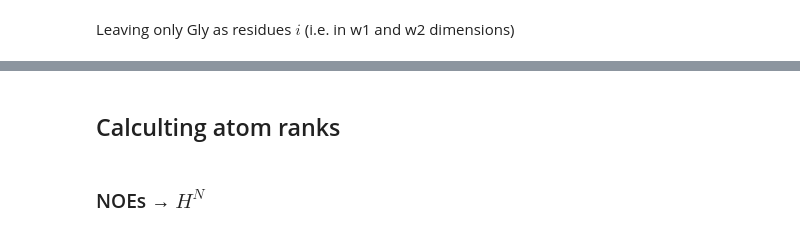
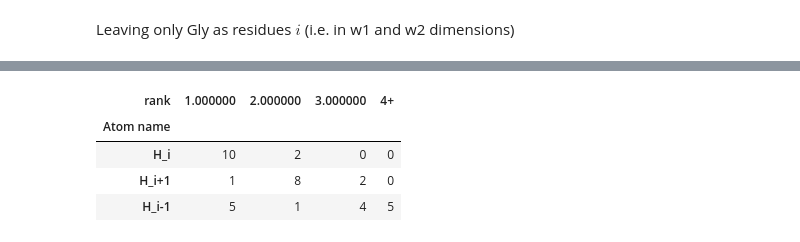
Before and after one commit to AI-ffinity/3d-noesy, a Jupyter notebook: Glycines.ipynb, the cells around one changed output, grey strips where cells are left out. Saved outputs shown, nothing was run; the diff lists cells and outputs as text; code cells hidden in the pictures.

```diff
--- a/Glycines.ipynb
+++ b/Glycines.ipynb
@@ -121,0 +132,6 @@ df_hn
+# %%
+df_hn = df_hn.drop_duplicates(['resnum', 'noe_resnum', 'atom_type_pos'])
+# %%
+df_hn['rank'] = df_hn[['res', 'rel_height']].groupby(['res'], as_index=False)["rel_height"]\
+                        .rank(method='dense', ascending=False)\
+                        .astype('category')
@@ -125,0 +156,3 @@ df_gly = df[df.res.str.match(r'^G')]
+# %%
+df_gly = df_hn[df_hn.res.str.match(r'^G')]
+df_gly.duplicated().sum()
@@ -126 +163,3 @@ df_gly = df[df.res.str.match(r'^G')]
+# %%
+df_gly.drop_duplicates(inplace=True)
 # %%
@@ -128,4 +184,17 @@ df_gly
-# %% [markdown]
-## Calculting atom ranks
-# %% [markdown]
-### NOEs → $H^N$
+# %%
+query_atoms=["H_i", "H_i-1", "H_i+1"]
+
+_ = df_gly.loc[df_gly.atom_type_pos.isin(query_atoms)]
+rank_counts = _.groupby(['atom_type_pos', 'rank']).size().unstack(fill_value=0)
+rank_counts.insert(3, "4+", rank_counts.iloc[:, 3:].sum(axis=1))
+rank_counts = rank_counts.iloc[:, :4]
+rank_counts.index.name = "Atom name"
+#rank_counts.columns = ["1st highest", "2nd highest", "3rd highest", "4th or lower"]
+
+rank_counts.style.background_gradient(cmap='Greens')
+# %% [output]
+| rank | 1.000000 | 2.000000 | 3.000000 | 4+ |
+| Atom name |  |  |  |  |
+| H_i | 10 | 2 | 0 | 0 |
+| H_i+1 | 1 | 8 | 2 | 0 |
+| H_i-1 | 5 | 1 | 4 | 5 |
```
Also changed, not shown: parts of 17 cells of this notebook, 1 other file.
